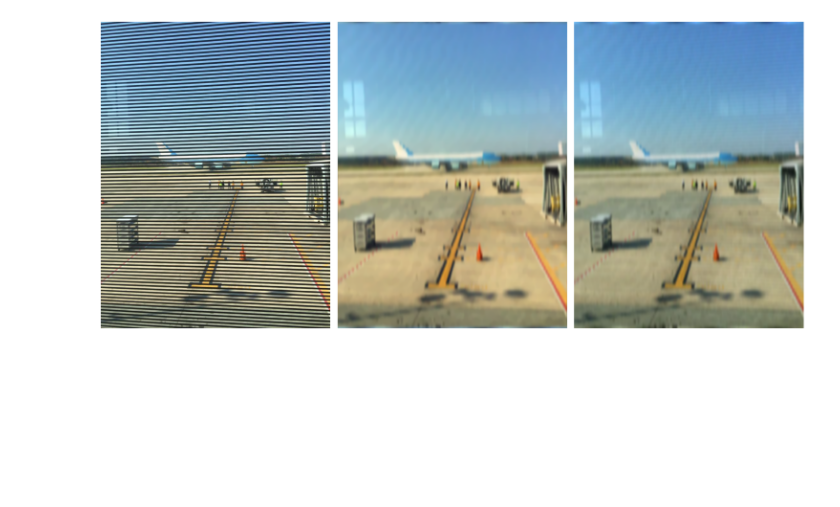
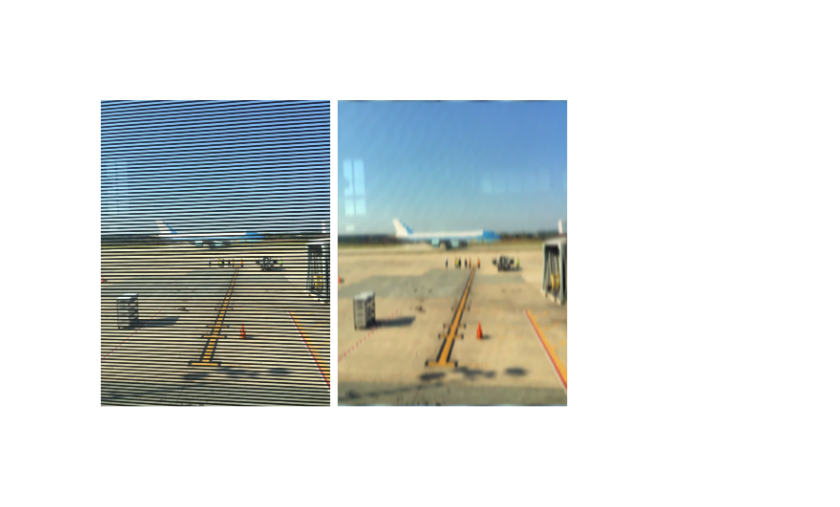
Before and after one commit to nmzein/cs413, a Jupyter notebook: q2.ipynb, the cells around one changed output. Saved outputs shown, nothing was run; the diff lists cells and outputs as text; code cells hidden in the pictures; blank space fills up the shorter version.

```diff
--- a/q2.ipynb
+++ b/q2.ipynb
@@ -131,6 +100,6 @@ def apply_gabor_filter(image):
 # %%
 image = cv2.imread(image_path)
 
-plot_images([bgr_to_rgb(image), remove_blinds(image), apply_gabor_filter_spatial(image)])
+plot_images([bgr_to_rgb(image), remove_blinds(image)])
 # %% [output]
-[figure, old version]
+[figure, new version]
```
Also changed, not shown: parts of 1 cell of this notebook, 1 other file.
